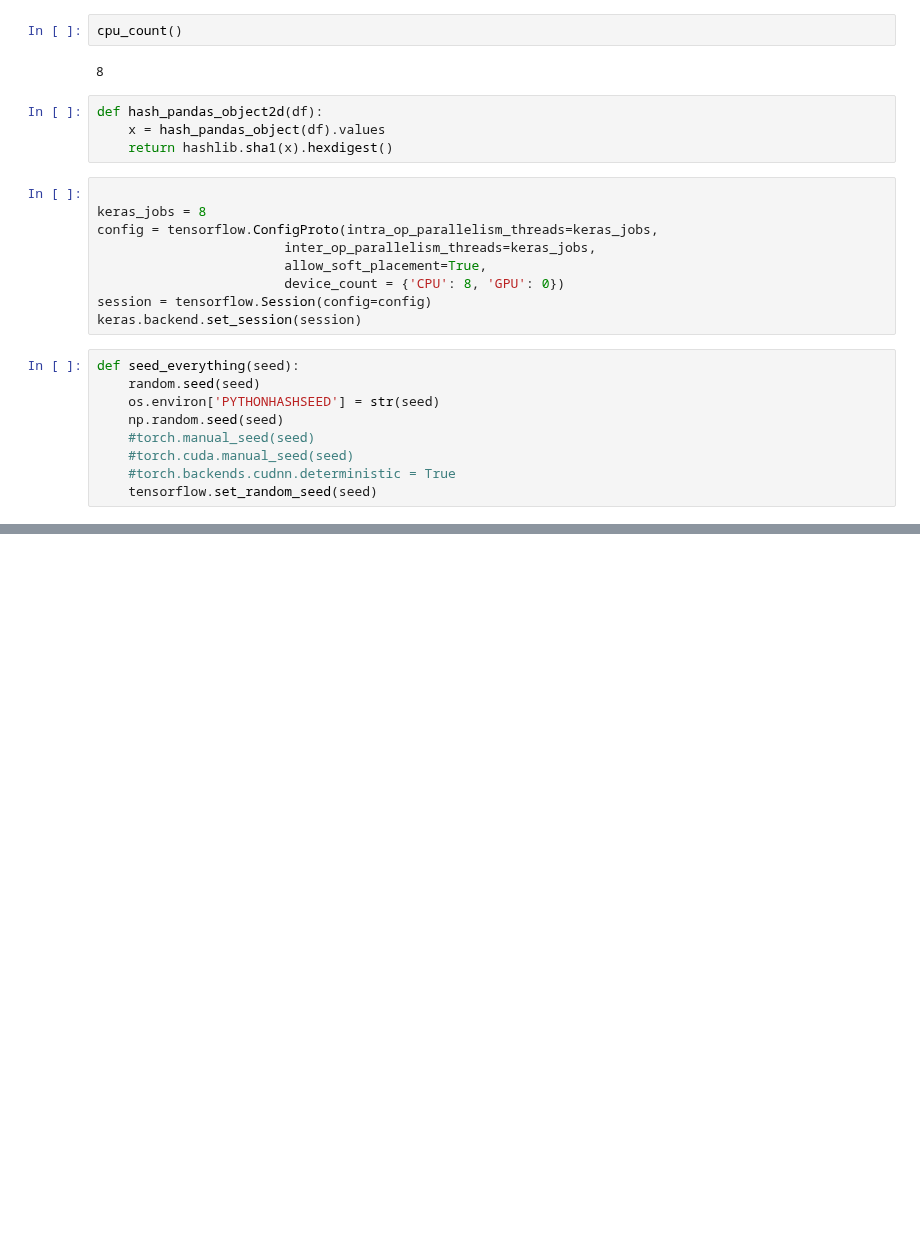
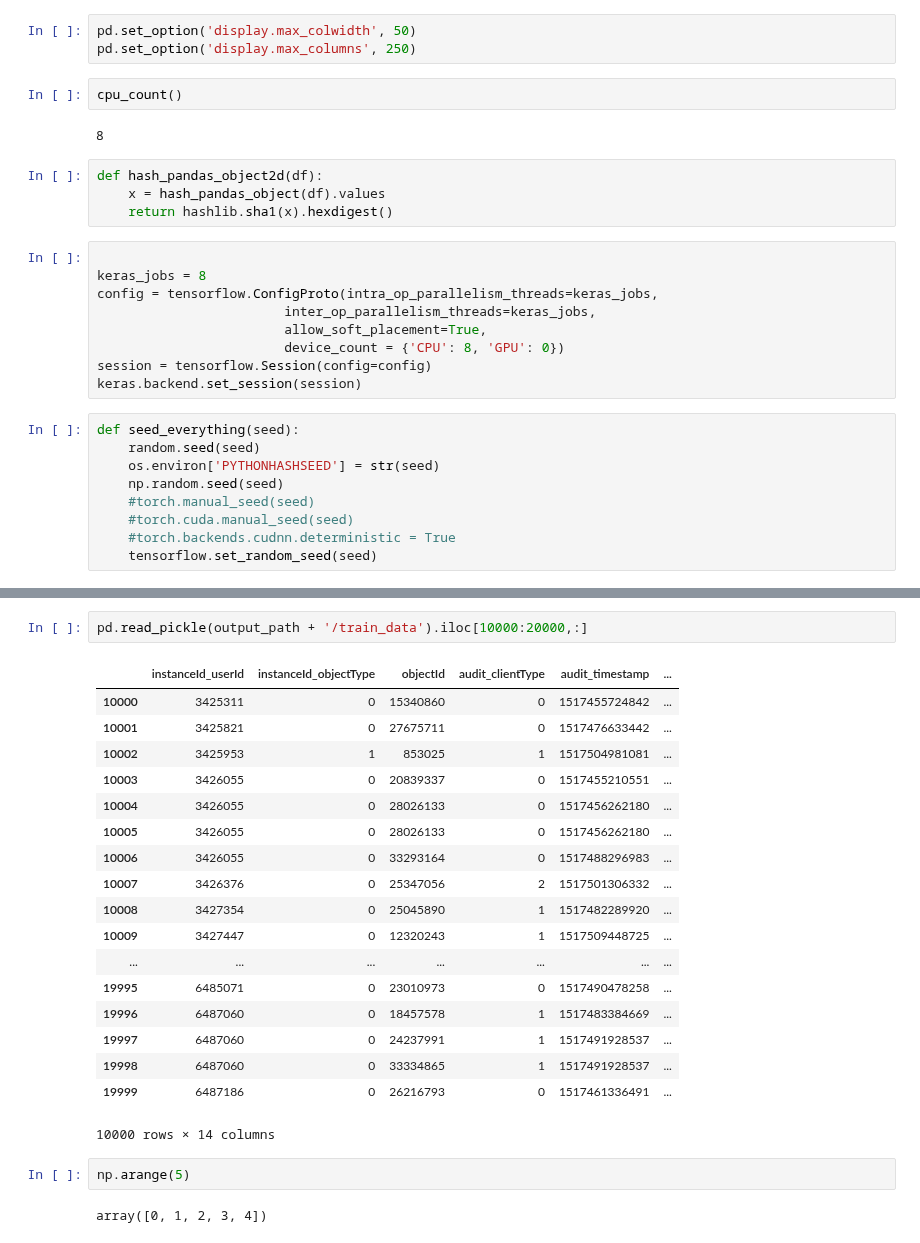
Before and after one commit to tyamgin/mlbootcamp, a Jupyter notebook: championship19/header.ipynb, the cells around one changed output, grey strips where cells are left out. Saved outputs shown, nothing was run; the diff lists cells and outputs as text; blank space fills up the shorter version.

```diff
--- a/championship19/header.ipynb
+++ b/championship19/header.ipynb
@@ -43,6 +43,9 @@ import matplotlib.pyplot as plt
 input_path = '/Users/tyamgin/Projects/mlbootcamp/championship19/data'
 # Where to store results
 output_path = '/Users/tyamgin/Projects/mlbootcamp/championship19/res'
+# %%
+pd.set_option('display.max_colwidth', 50)
+pd.set_option('display.max_columns', 250)
 # %%
 cpu_count()
 # %% [output]
@@ -78,0 +90,25 @@ np.log(0)
+# %%
+pd.read_pickle(output_path + '/train_data').iloc[10000:20000,:]
+# %% [output]
+|  | instanceId_userId | instanceId_objectType | objectId | audit_clientType | audit_timestamp | ... |
+| 10000 | 3425311 | 0 | 15340860 | 0 | 1517455724842 | ... |
+| 10001 | 3425821 | 0 | 27675711 | 0 | 1517476633442 | ... |
+| 10002 | 3425953 | 1 | 853025 | 1 | 1517504981081 | ... |
+| 10003 | 3426055 | 0 | 20839337 | 0 | 1517455210551 | ... |
+| 10004 | 3426055 | 0 | 28026133 | 0 | 1517456262180 | ... |
+| 10005 | 3426055 | 0 | 28026133 | 0 | 1517456262180 | ... |
+| 10006 | 3426055 | 0 | 33293164 | 0 | 1517488296983 | ... |
+| 10007 | 3426376 | 0 | 25347056 | 2 | 1517501306332 | ... |
+| 10008 | 3427354 | 0 | 25045890 | 1 | 1517482289920 | ... |
+| 10009 | 3427447 | 0 | 12320243 | 1 | 1517509448725 | ... |
+| ... | ... | ... | ... | ... | ... | ... |
+| 19995 | 6485071 | 0 | 23010973 | 0 | 1517490478258 | ... |
+| 19996 | 6487060 | 0 | 18457578 | 1 | 1517483384669 | ... |
+| 19997 | 6487060 | 0 | 24237991 | 1 | 1517491928537 | ... |
+| 19998 | 6487060 | 0 | 33334865 | 1 | 1517491928537 | ... |
+| 19999 | 6487186 | 0 | 26216793 | 0 | 1517461336491 | ... |
+10000 rows × 14 columns
+# %%
+np.arange(5)
+# %% [output]
+array([0, 1, 2, 3, 4])
```
Also changed, not shown: parts of 4 cells of this notebook, 3 other files.
